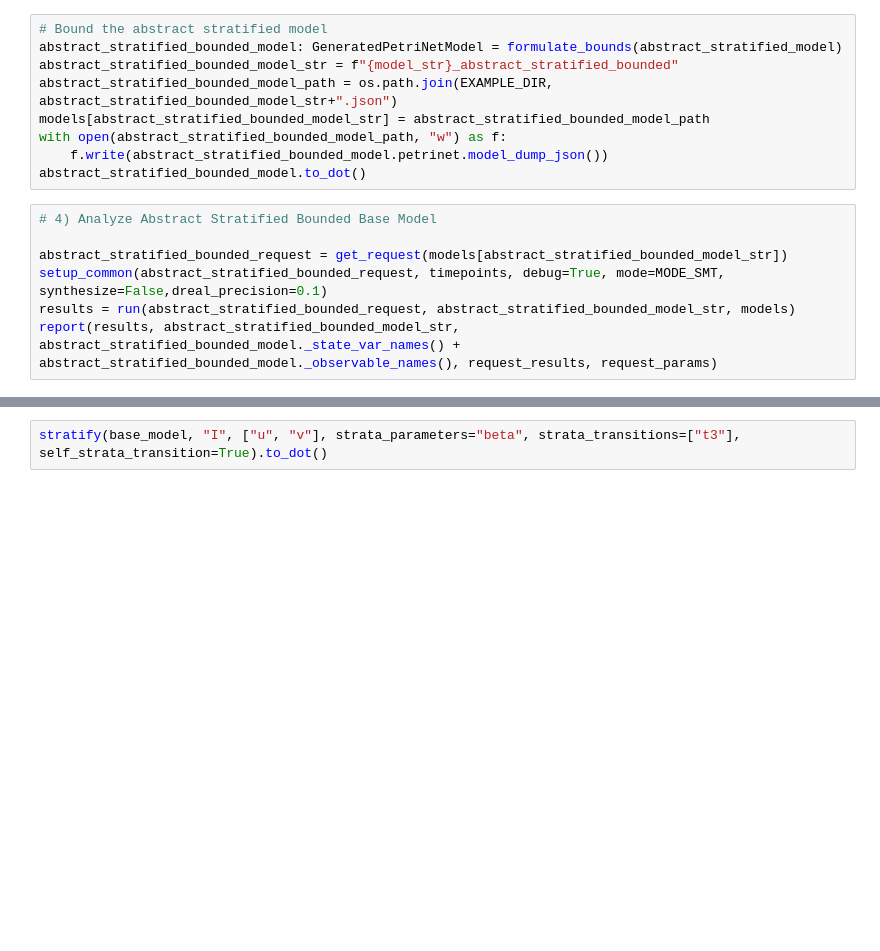
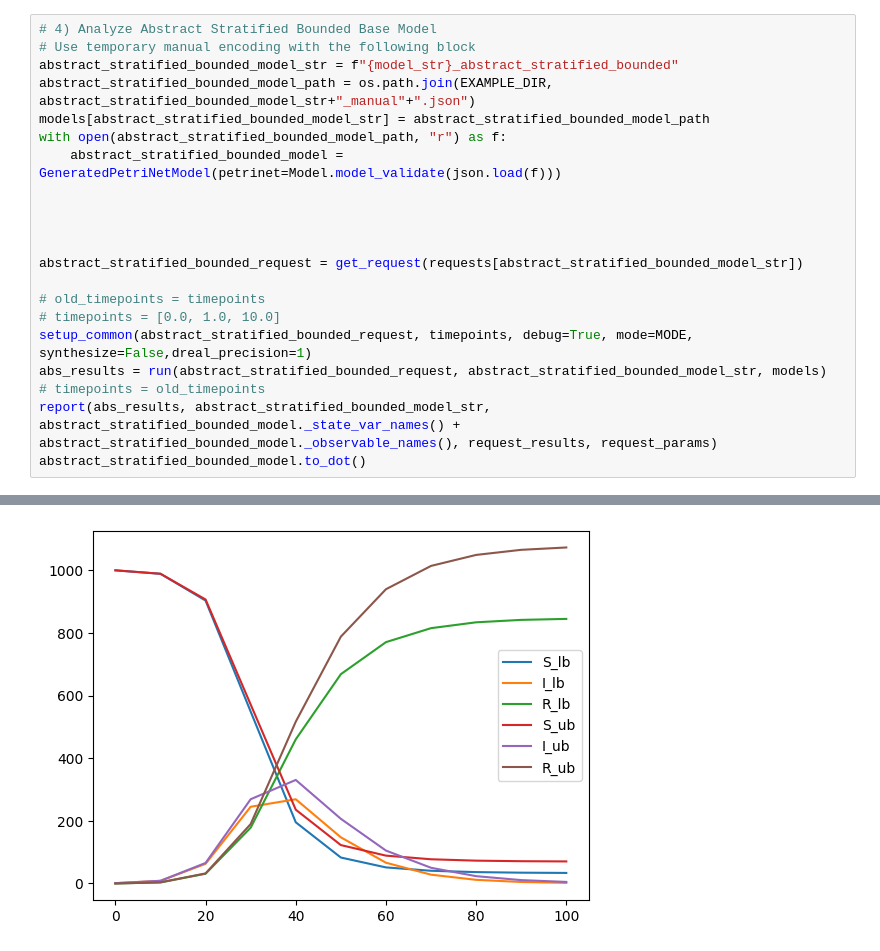
Before and after one commit to siftech/funman, a Jupyter notebook: notebooks/monthly-demos/funman_sep_2024_sir_abstraction.ipynb, the cells around one changed output, grey strips where cells are left out. Drawn from its saved outputs; the diff is of its cells as text; blank space fills up the shorter version.

Commit message:
complete sir for report

```diff
--- a/notebooks/monthly-demos/funman_sep_2024_sir_abstraction.ipynb
+++ b/notebooks/monthly-demos/funman_sep_2024_sir_abstraction.ipynb
@@ -809,16 +839,22 @@ AssertionError: There are unknown states in the state_abstraction keys: ['I_u',
-# %%
-# Bound the abstract stratified model
-abstract_stratified_bounded_model: GeneratedPetriNetModel = formulate_bounds(abstract_stratified_model)
-abstract_stratified_bounded_model_str = f"{model_str}_abstract_stratified_bounded"
-abstract_stratified_bounded_model_path = os.path.join(EXAMPLE_DIR, abstract_stratified_bounded_model_str+".json")
-models[abstract_stratified_bounded_model_str] = abstract_stratified_bounded_model_path
-with open(abstract_stratified_bounded_model_path, "w") as f:
-    f.write(abstract_stratified_bounded_model.petrinet.model_dump_json())
-abstract_stratified_bounded_model.to_dot()
 # %%
 # 4) Analyze Abstract Stratified Bounded Base Model
+# Use temporary manual encoding with the following block
+abstract_stratified_bounded_model_str = f"{model_str}_abstract_stratified_bounded"
+abstract_stratified_bounded_model_path = os.path.join(EXAMPLE_DIR, abstract_stratified_bounded_model_str+"_manual"+".json")
+models[abstract_stratified_bounded_model_str] = abstract_stratified_bounded_model_path
+with open(abstract_stratified_bounded_model_path, "r") as f:
+    abstract_stratified_bounded_model = GeneratedPetriNetModel(petrinet=Model.model_validate(json.load(f)))
 
-abstract_stratified_bounded_request = get_request(models[abstract_stratified_bounded_model_str])
-setup_common(abstract_stratified_bounded_request, timepoints, debug=True, mode=MODE_SMT, synthesize=False,dreal_precision=0.1)
-results = run(abstract_stratified_bounded_request, abstract_stratified_bounded_model_str, models)
-report(results, abstract_stratified_bounded_model_str, abstract_stratified_bounded_model._state_var_names() + abstract_stratified_bounded_model._observable_names(), request_results, request_params)
+
+
+
+abstract_stratified_bounded_request = get_request(requests[abstract_stratified_bounded_model_str])
+
+# old_timepoints = timepoints
+# timepoints = [0.0, 1.0, 10.0]
+setup_common(abstract_stratified_bounded_request, timepoints, debug=True, mode=MODE, synthesize=False,dreal_precision=1)
+abs_results = run(abstract_stratified_bounded_request, abstract_stratified_bounded_model_str, models)
+# timepoints = old_timepoints
+report(abs_results, abstract_stratified_bounded_model_str, abstract_stratified_bounded_model._state_var_names() + abstract_stratified_bounded_model._observable_names(), request_results, request_params)
+abstract_stratified_bounded_model.to_dot()
+# %% [output]
@@ -825,2 +879 @@ report(results, abstract_stratified_bounded_model_str, abstract_stratified_bound
+[figure, added]
-# %%
-stratify(base_model, "I", ["u", "v"], strata_parameters="beta", strata_transitions=["t3"], self_strata_transition=True).to_dot()
```
Also changed, not shown: parts of 13 cells of this notebook, 12 other files.
